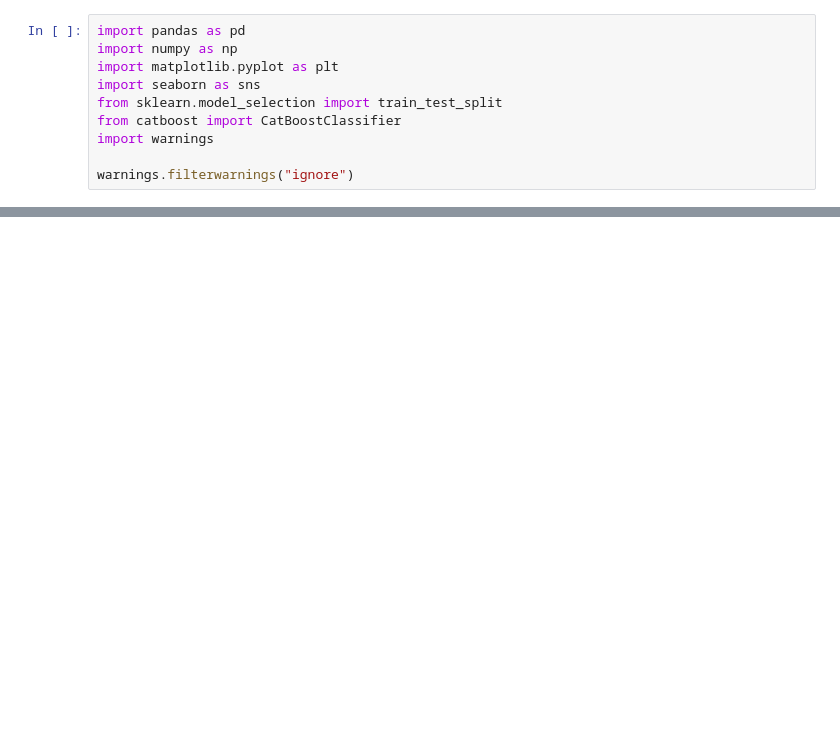
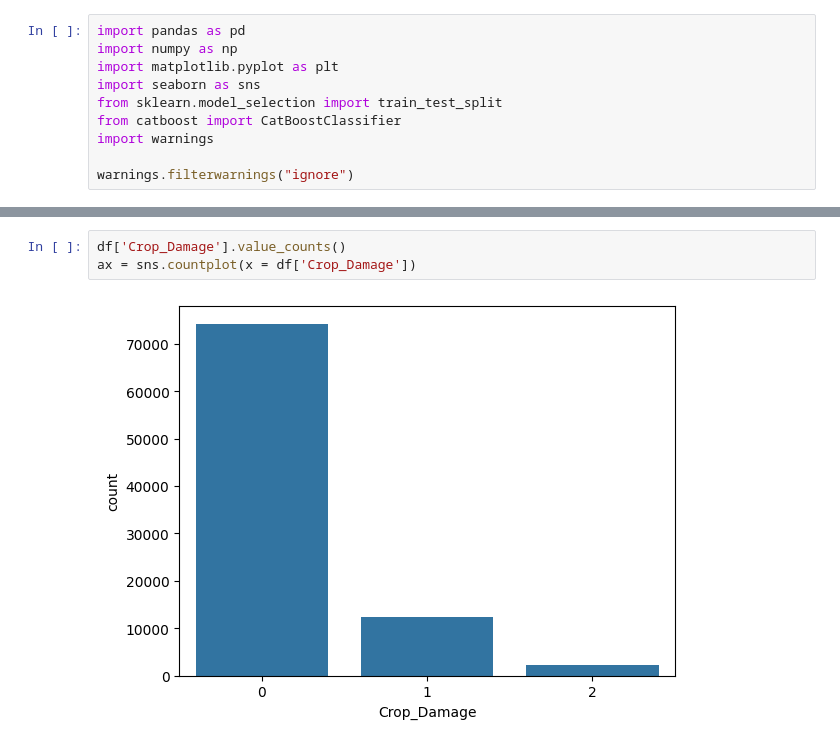
Before and after one commit to th900/Ciencia-de-dados-para-o-agronegocio, a Jupyter notebook: Ciência_de_dados_para_agronegocio.ipynb, the cells around one changed output, grey strips where cells are left out. Drawn from its saved outputs; the diff is of its cells as text; blank space fills up the shorter version.

```diff
--- a/Ciência_de_dados_para_agronegocio.ipynb
+++ b/Ciência_de_dados_para_agronegocio.ipynb
@@ -57,0 +74,5 @@ dtype: int64
+# %%
+df['Crop_Damage'].value_counts()
+ax = sns.countplot(x = df['Crop_Damage'])
+# %% [output]
+[figure, added]
```
Also changed, not shown: parts of 23 cells of this notebook.
